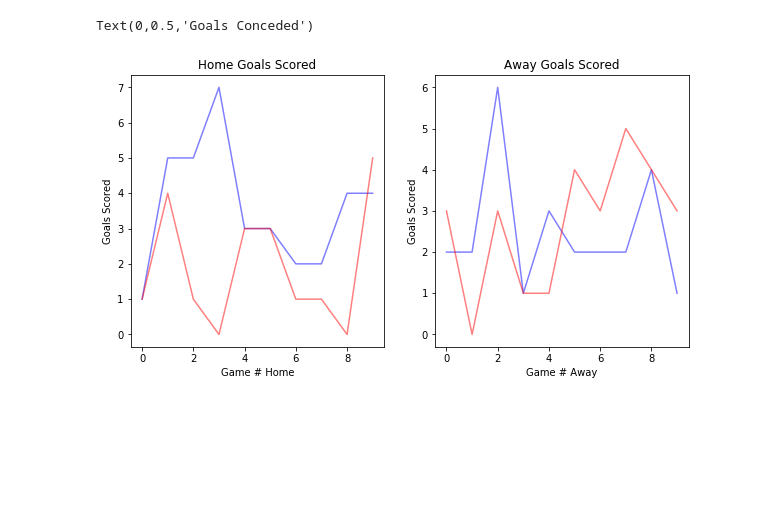
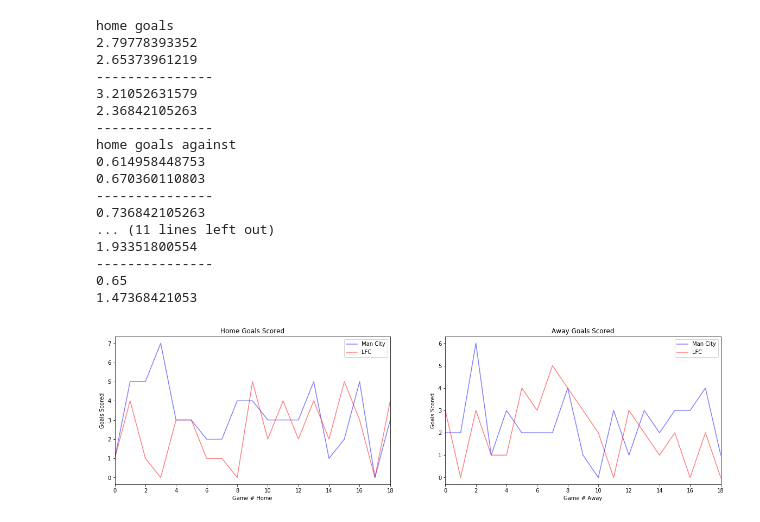
Before and after one commit to OckhamsRazor15/Thinkful-DS-Projects, a Jupyter notebook: Premier League 17-18 Project.ipynb, the cells around one changed output. Drawn from its saved outputs; the diff is of its cells as text; code cells hidden in the pictures; blank space fills up the shorter version.

```diff
--- a/Premier League 17-18 Project.ipynb
+++ b/Premier League 17-18 Project.ipynb
@@ -63,39 +63,95 @@ for hw in away_lfc:
     away_goals_against_lfc.append(hw[4])
 # %%
 # Comparing Liverpool to Man City
-plt.figure(figsize=[10,5])
+plt.figure(figsize=[20,5])
 
 plt.subplot(1,2,1)
-plt.plot(home_goals_city, color='blue', alpha=.5)
-plt.plot(home_goals_lfc, color='red', alpha=.5)
+plt.plot(home_goals_city, color='blue', alpha=.5, label="Man City")
+plt.plot(home_goals_lfc, color='red', alpha=.5, label="LFC")
 plt.title("Home Goals Scored")
 plt.xlabel("Game # Home")
+plt.xlim(0,18)
 plt.ylabel("Goals Scored")
+plt.legend()
 
 
 plt.subplot(1,2,2)
-plt.plot(away_goals_city,color='blue', alpha=.5)
-plt.plot(away_goals_lfc, color='red', alpha=.5)
+plt.plot(away_goals_city,color='blue', alpha=.5, label="Man City")
+plt.plot(away_goals_lfc, color='red', alpha=.5, label="LFC")
 plt.title("Away Goals Scored")
 plt.xlabel("Game # Away")
+plt.xlim(0,18)
 plt.ylabel("Goals Scored")
+plt.legend()
 
-plt.figure(figsize=[10,5])
+plt.figure(figsize=[20,5])
 
 plt.subplot(1,2,1)
-plt.plot(home_goals_against_city, color='blue', alpha=.5)
-plt.plot(home_goals_against_lfc, color='red', alpha=.5)
+plt.plot(home_goals_against_city, color='blue', alpha=.5, label="Man City")
+plt.plot(home_goals_against_lfc, color='red', alpha=.5, label="LFC")
 plt.title("Home Goals Conceded")
 plt.xlabel("Game # Home")
+plt.xlim(0,18)
 plt.ylabel("Goals Conceded")
+plt.legend()
 
 
 plt.subplot(1,2,2)
-plt.plot(away_goals_against_city,color='blue', alpha=.5)
-plt.plot(away_goals_against_lfc, color='red', alpha=.5)
+plt.plot(away_goals_against_city,color='blue', alpha=.5, label="Man City")
+plt.plot(away_goals_against_lfc, color='red', alpha=.5, label="LFC")
 plt.title("Away Goals Conceded")
 plt.xlabel("Game # Away")
+plt.xlim(0,18)
 plt.ylabel("Goals Conceded")
+plt.legend()
+
+#looking at variances/avgs in goals
+print("home goals")
+print(np.var(home_goals_city))
+print(np.var(home_goals_lfc))
+print('---------------')
+print(np.mean(home_goals_city))
+print(np.mean(home_goals_lfc))
+print('---------------')
+
+print("home goals against")
+print(np.var(home_goals_against_city))
+print(np.var(home_goals_against_lfc))
+print('---------------')
+print(np.mean(home_goals_against_city))
+print(np.mean(home_goals_against_lfc))
+print('---------------')
+
+print("away goals")
+print(np.var(away_goals_city))
+print(np.var(away_goals_lfc))
+print('---------------')
+print(np.mean(away_goals_city))
+print(np.mean(away_goals_lfc))
+print('---------------')
+
+print("away goals against")
+print(np.var(away_goals_against_city))
+print(np.var(away_goals_against_lfc))
+print('---------------')
+print(np.mean(away_goals_against_city))
+print(np.mean(away_goals_against_lfc))
 # %% [output]
-Text(0,0.5,'Goals Conceded')
+home goals
+2.79778393352
+2.65373961219
+---------------
+3.21052631579
+2.36842105263
+---------------
+home goals against
+0.614958448753
+0.670360110803
+---------------
+0.736842105263
+... (11 lines left out)
+1.93351800554
+---------------
+0.65
+1.47368421053
-[figure, old version]
+[figure, new version]
```
Also changed, not shown: parts of 1 cell of this notebook, 1 other file.
